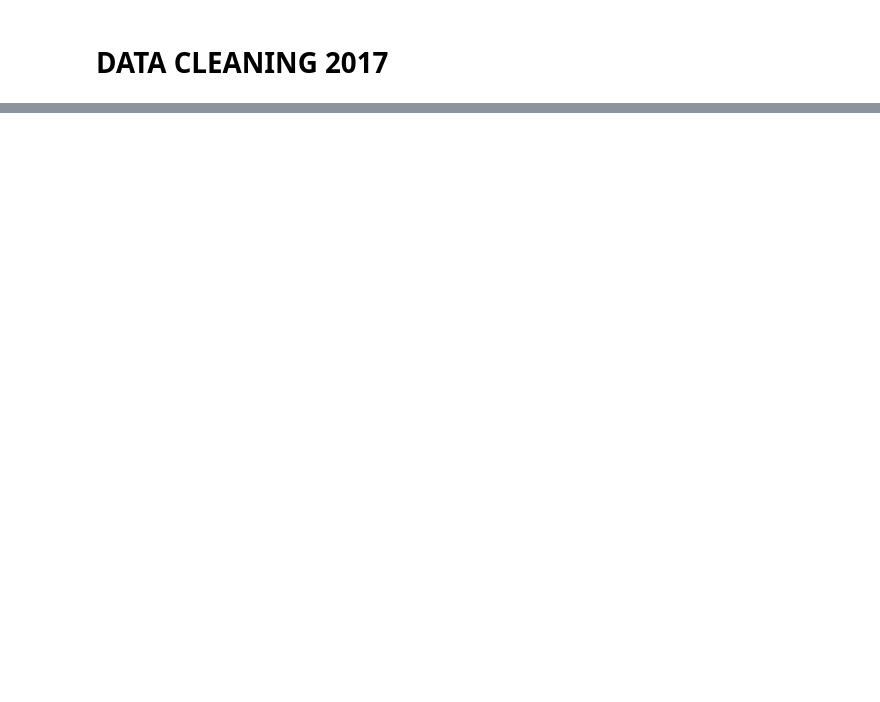
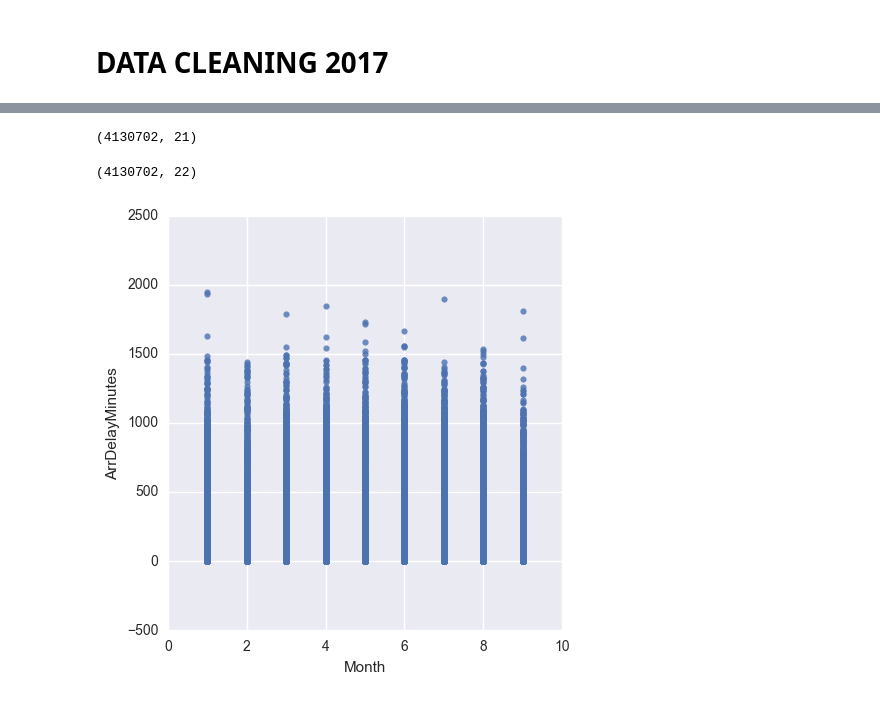
Before and after one commit to prakashm94/Data-Science-2017-fall, a Jupyter notebook: Project/Sonali/Data_Cleaning.ipynb, the cells around one changed output, grey strips where cells are left out. Saved outputs shown, nothing was run; the diff lists cells and outputs as text; code cells hidden in the pictures; blank space fills up the shorter version.

```diff
--- a/Project/Sonali/Data_Cleaning.ipynb
+++ b/Project/Sonali/Data_Cleaning.ipynb
@@ -394,0 +308,5 @@ d1.to_csv(cur_path+'/Data2017_Cleaned.csv', index = False)
+# %%
+dt1 = dt1[(dt.ArrTime.notnull()) & (dt1.ActualElapsedTime.notnull())]
+dt1.shape
+# %% [output]
+(4130702, 21)
@@ -394,0 +317,28 @@ d1.to_csv(cur_path+'/Data2017_Cleaned.csv', index = False)
+# %%
+dt1['Flight_Status'] = 0
+dt1.loc[dt1.DepDel15==1.0 ,'Flight_Status'] = 1
+dt1.loc[dt1.ArrDel15==1.0,'Flight_Status'] = 1
+dt1['Flight_Status'] = dt1['Flight_Status'].astype(int)
+# %%
+dd1 = dt1
+dd1.shape
+# %% [output]
+(4130702, 22)
+# %%
+dd1 = dd1[~((dd1['Month'] == 1) & (dd1['ArrDelayMinutes']>1500))]
+dd1 = dd1[~((dd1['Month'] == 3) & (dd1['ArrDelayMinutes']>1500))]
+dd1 = dd1[~((dd1['Month'] == 9) & (dd1['ArrDelayMinutes']>1500))]
+dd1 = dd1[~((dd1['Month'] == 5) & (dd1['ArrDelayMinutes']>1530))]
+dd1 = dd1[~((dd1['Month'] == 6) & (dd1['ArrDelayMinutes']>1500))]
+dd1 = dd1[~((dd1['Month'] == 7) & (dd1['ArrDelayMinutes']>1550))]
+dd1 = dd1[~((dd1['Month'] == 9) & (dd1['ArrDelayMinutes']>1300))]
+# %%
+import matplotlib.pyplot as plt
+import seaborn as sns
+import numpy as np
+color = sns.color_palette()
+
+sns.lmplot(x='Month', y='ArrDelayMinutes', data=dd1, fit_reg=False)
+plt.show()
+# %% [output]
+[figure, added]
```
Also changed, not shown: parts of 114 cells of this notebook.
